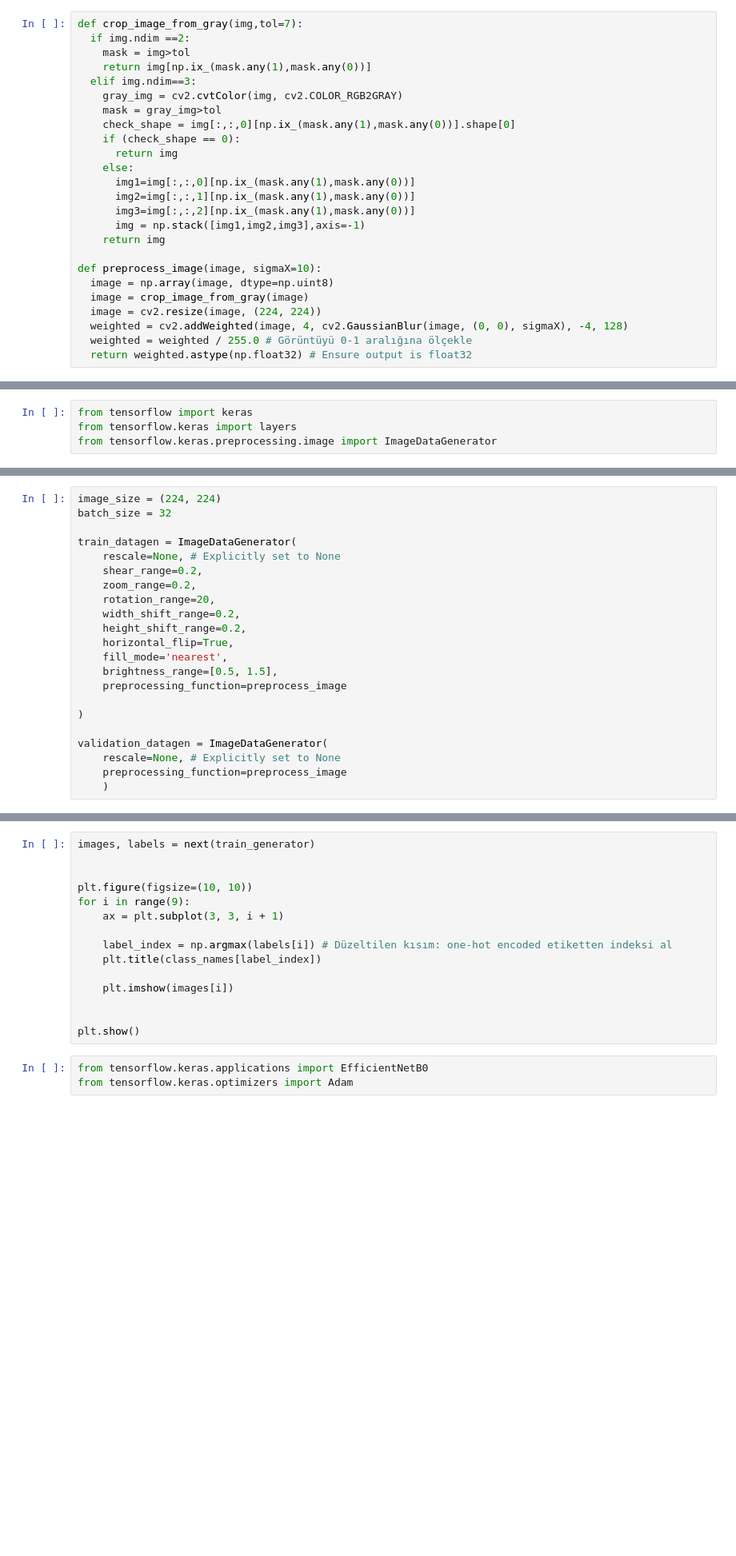
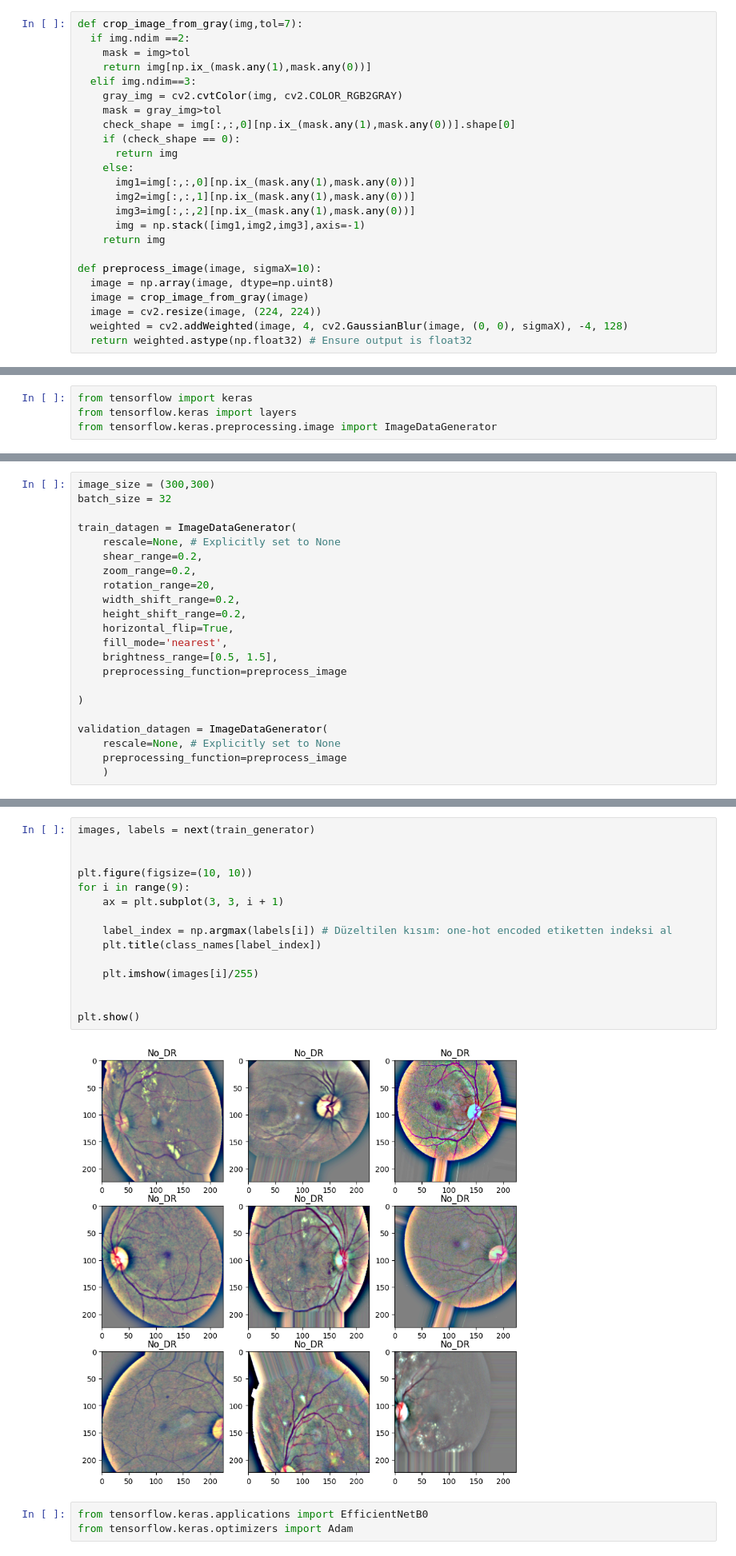
Before and after one commit to SeljukInci/Team2_DiabeticRetinopathy, a Jupyter notebook: Team2_DiabeticRetinopathy.ipynb, the cells around one changed output, grey strips where cells are left out. Shown at 80% size. Saved outputs shown, nothing was run; the diff lists cells and outputs as text; blank space fills up the shorter version.

```diff
--- a/Team2_DiabeticRetinopathy.ipynb
+++ b/Team2_DiabeticRetinopathy.ipynb
@@ -48,7 +62,6 @@ def preprocess_image(image, sigmaX=10):
   image = crop_image_from_gray(image)
   image = cv2.resize(image, (224, 224))
   weighted = cv2.addWeighted(image, 4, cv2.GaussianBlur(image, (0, 0), sigmaX), -4, 128)
-  weighted = weighted / 255.0 # Görüntüyü 0-1 aralığına ölçekle
   return weighted.astype(np.float32) # Ensure output is float32
 # %%
 from sklearn.model_selection import train_test_split
@@ -74,5 +96,5 @@ print(diagnosis_map)
 # %%
-image_size = (224, 224)
+image_size = (300,300)
 batch_size = 32
 
 train_datagen = ImageDataGenerator(
@@ -138,18 +177,20 @@ print("Classes:", class_names)
 # %%
 images, labels = next(train_generator)
 
 
 plt.figure(figsize=(10, 10))
 for i in range(9):
     ax = plt.subplot(3, 3, i + 1)
 
     label_index = np.argmax(labels[i]) # Düzeltilen kısım: one-hot encoded etiketten indeksi al
     plt.title(class_names[label_index])
 
-    plt.imshow(images[i])
+    plt.imshow(images[i]/255)
 
 
 plt.show()
+# %% [output]
+[figure, added]
 # %%
 from tensorflow.keras.applications import EfficientNetB0
 from tensorflow.keras.optimizers import Adam
```
Also changed, not shown: parts of 14 cells of this notebook.
